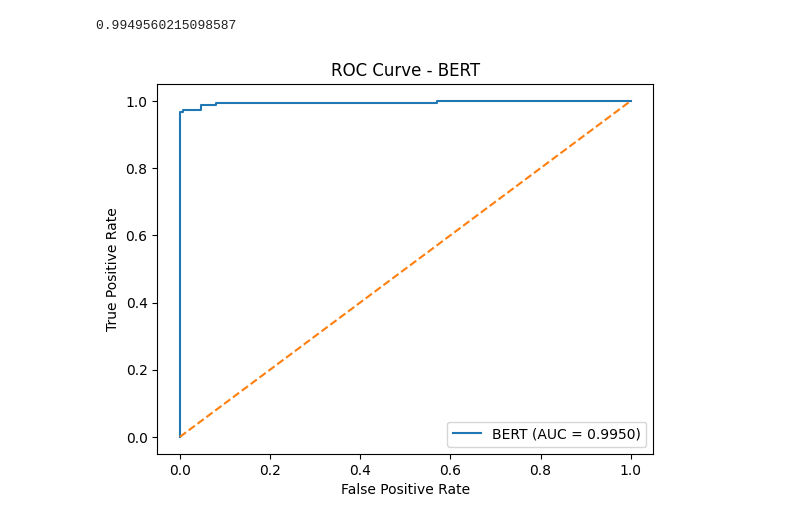
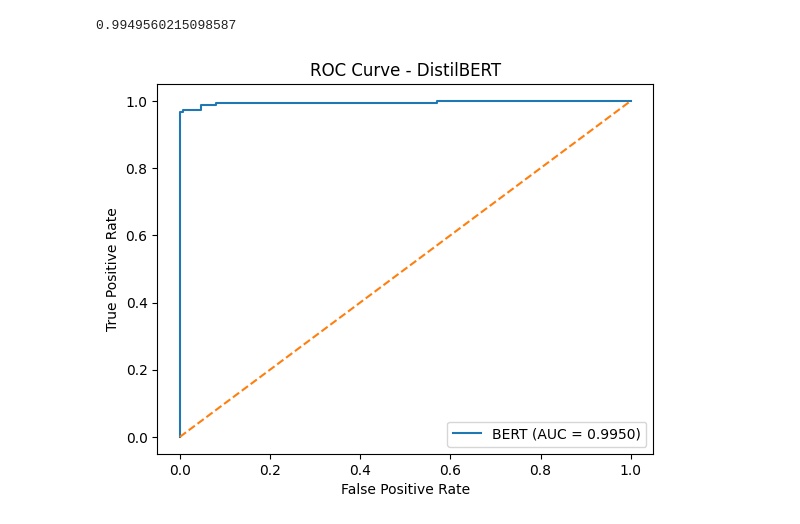
Before and after one commit to Novashiki/Mini-Project-Spam-Classification, a Jupyter notebook: Transformer_Family/DistilBERT_Classification.ipynb, the cells around one changed output. Drawn from its saved outputs; the diff is of its cells as text; code cells hidden in the pictures.

Commit message:
Distil Update 02

```diff
--- a/Transformer_Family/DistilBERT_Classification.ipynb
+++ b/Transformer_Family/DistilBERT_Classification.ipynb
@@ -292,16 +292,16 @@ print(roc_auc)
 # %%
 from sklearn.metrics import roc_curve
 import matplotlib.pyplot as plt
 
 fpr, tpr, _ = roc_curve(true_labels, probabilities)
 
 plt.figure()
 plt.plot(fpr, tpr, label=f"BERT (AUC = {roc_auc:.4f})")
 plt.plot([0, 1], [0, 1], linestyle="--")  # random baseline
 plt.xlabel("False Positive Rate")
 plt.ylabel("True Positive Rate")
-plt.title("ROC Curve - BERT")
+plt.title("ROC Curve - DistilBERT")
 plt.legend()
 plt.show()
 # %% [output]
-[figure, old version]
+[figure, new version]
```
